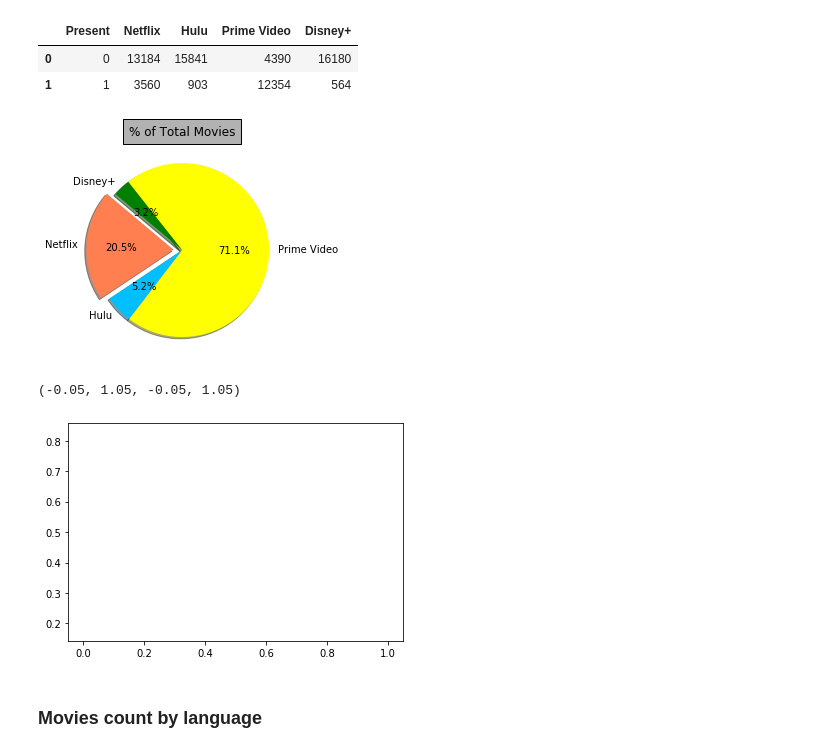
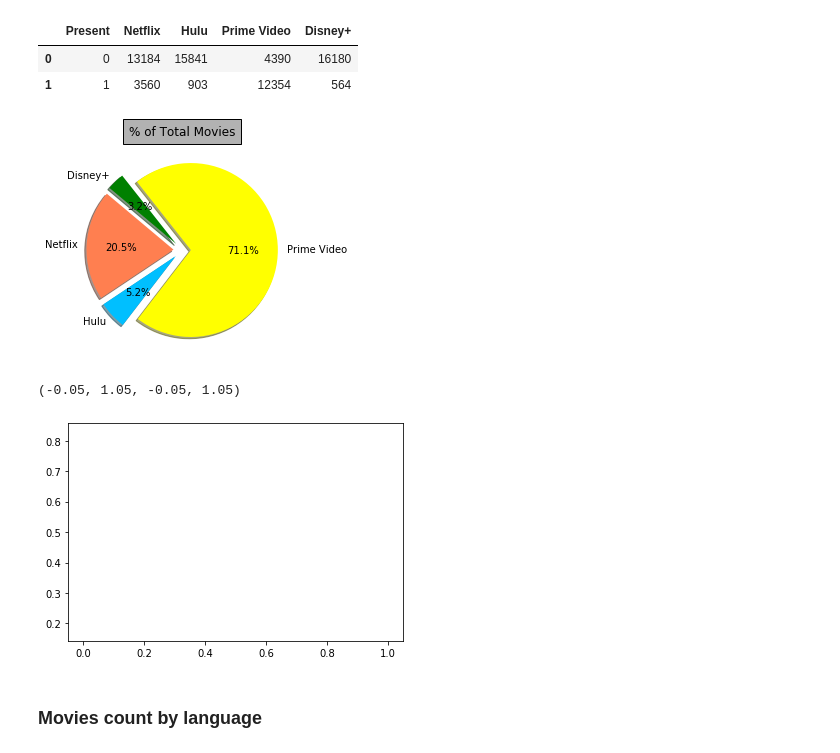
Before and after one commit to ruddysimon/Movies_platfrom_analysis, a Jupyter notebook: Movies_analysis/Movies_streaming.ipynb, the cells around one changed output. Drawn from its saved outputs; the diff is of its cells as text; code cells hidden in the pictures.

```diff
--- a/Movies_analysis/Movies_streaming.ipynb
+++ b/Movies_analysis/Movies_streaming.ipynb
@@ -224,20 +226,20 @@ disney_total_movies = len(cleand_file.loc[cleand_file["Disney+"]==1])
 # %%
 fares = [netflix_total_movies,hulu_total_movies,prime_total_movies,disney_total_movies]
 # Build Pie Chart
 labels = ["Netflix", "Hulu", "Prime Video", "Disney+"]
 colors = ["coral", "deepskyblue", "yellow","green"]
-explode = (0.1, 0, 0,0)
+explode = (0.1, 0.1, 0.1,0.1)
 
 plt.pie(fares, explode=explode, labels=labels, colors=colors, autopct="%1.1f%%", shadow=True, startangle=140)
 
 plt.title("% of Total Movies",  bbox={'facecolor':'1.7', 'pad':6})
 plt.savefig("PieMovies.png")
 plt.show()
 
 
 plt.axis("equal")
 # %% [output]
-[figure, old version]
+[figure, new version]
 (-0.05, 1.05, -0.05, 1.05)
 [figure]
 # %% [markdown]
```
Also changed, not shown: parts of 26 cells of this notebook.
